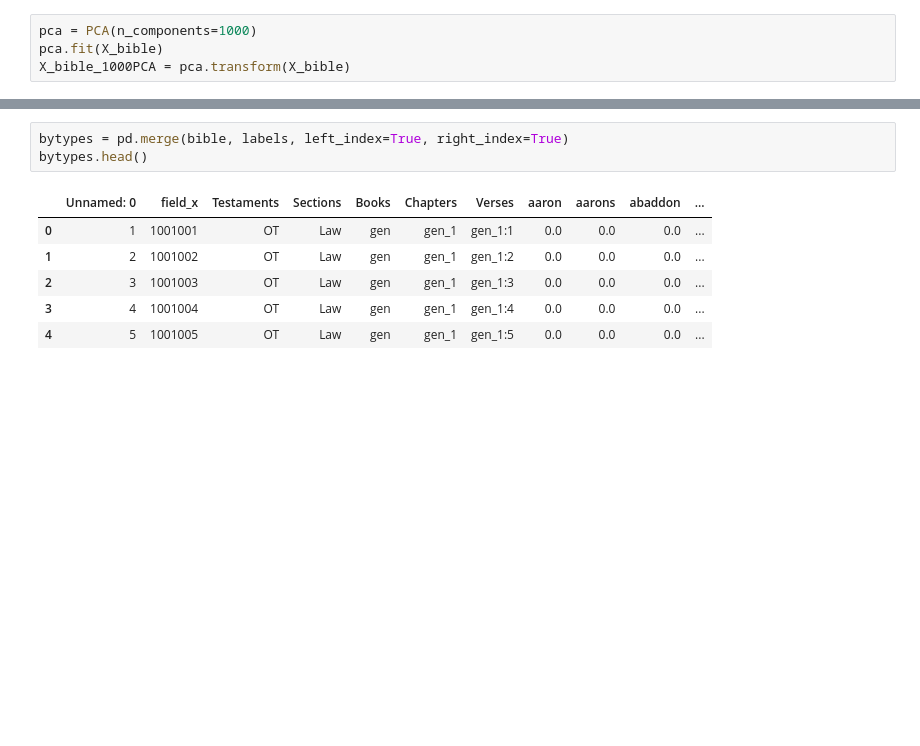
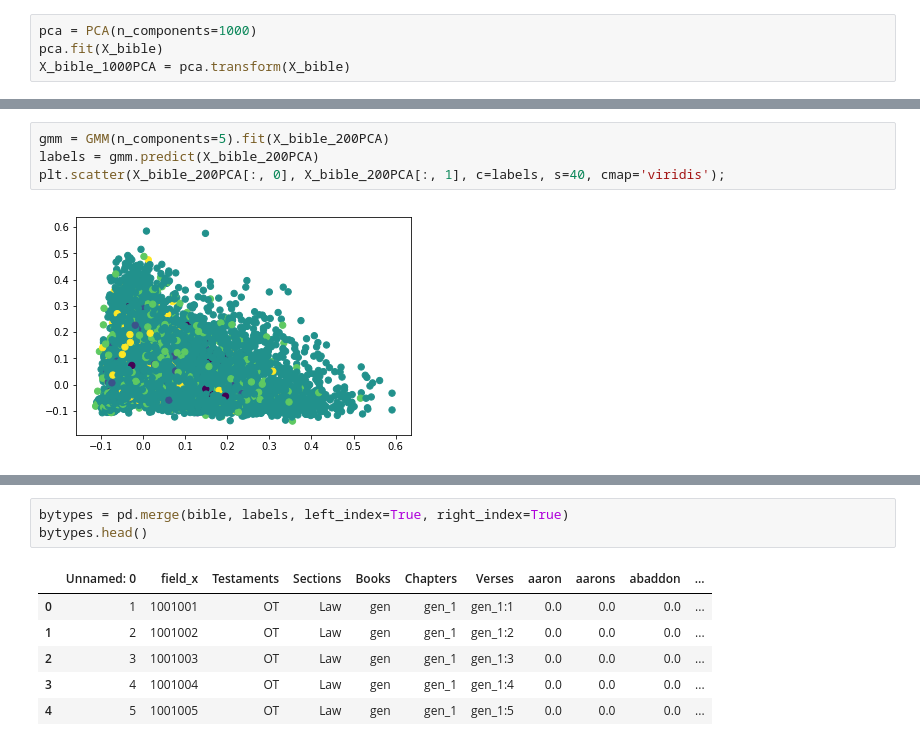
Before and after one commit to Gavin-Whitesitt/Project-2, a Jupyter notebook: Problem #3 Bible.ipynb, the cells around one changed output, grey strips where cells are left out. Drawn from its saved outputs; the diff is of its cells as text; blank space fills up the shorter version.

```diff
--- a/Problem #3 Bible.ipynb
+++ b/Problem #3 Bible.ipynb
@@ -230,0 +280,6 @@ labels = db.labels_
+# %%
+gmm = GMM(n_components=5).fit(X_bible_200PCA)
+labels = gmm.predict(X_bible_200PCA)
+plt.scatter(X_bible_200PCA[:, 0], X_bible_200PCA[:, 1], c=labels, s=40, cmap='viridis');
+# %% [output]
+[figure, added]
```
Also changed, not shown: parts of 79 cells of this notebook, 2 other files.
